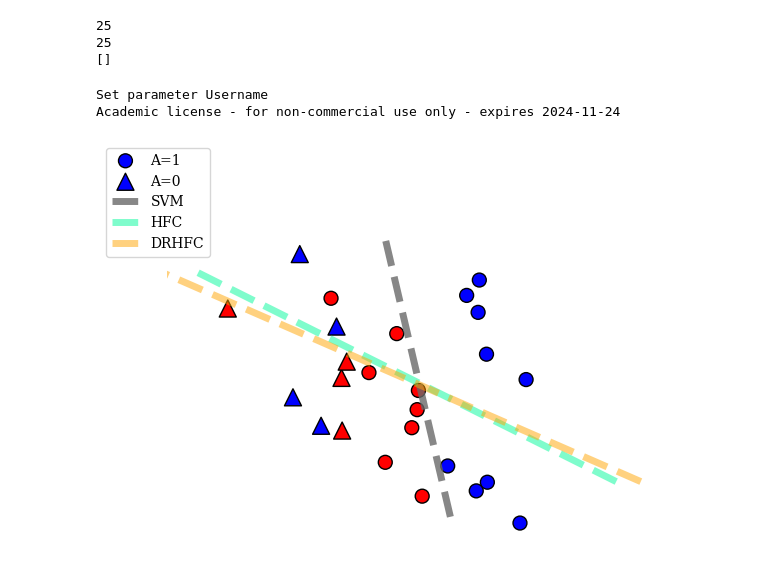
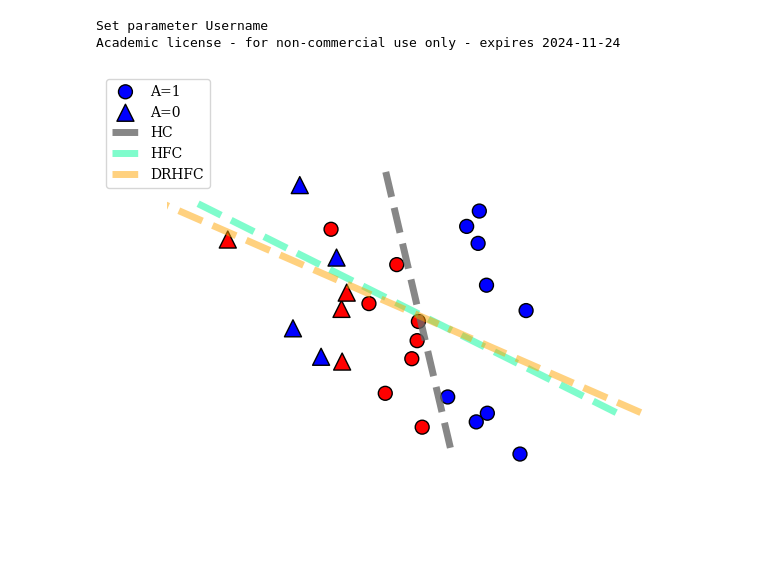
Before and after one commit to yjwangutexas/Wasserstein-Robust-Classification-with-Fairness-Constraints, a Jupyter notebook: Visualization.ipynb, the cells around one changed output. Saved outputs shown, nothing was run; the diff lists cells and outputs as text; code cells hidden in the pictures; blank space fills up the shorter version.

```diff
--- a/Visualization.ipynb
+++ b/Visualization.ipynb
@@ -135,9 +136,8 @@ def generate_synthetic_data_zafar(data_type,n_samples, plot_data=False):
 
     return X, y, x_control
 # %%
-# SEED = 12
 SEED = 43
-seed(SEED)  # set the random seed so that the random permutations can be reproduced again
+seed(SEED)
 np.random.seed(SEED)
 rng = np.random.RandomState(2)
 # LOAD DATASETS
@@ -162,25 +162,11 @@ X_train, a_train, y_train, X_test, a_test, y_test, threshold = stratified_sampli
             n_train_samples=27)
 
 
-print(len(X_train))
-print(len(list(set(X_train[:,0]))))
-# np.unique(X_train)
-
-
-# data=X_train
-# new_array = [tuple(row) for row in data]
-# uniques = np.unique(new_array,axis=0)
-# uniques
 idx_list=[]
 for idx in range(len(X_train)):
     for i in range(idx+1,len(X_train)):
         if np.array_equal(X_train[idx],X_train[i]):
             idx_list.append(i)
-print(idx_list)
 for idx in idx_list:
     X_train,a_train,y_train=np.delete(X_train,idx,0),np.delete(a_train,idx,0),np.delete(y_train,idx,0)
-# %% [output]
-25
-25
-[]
 # %%
@@ -301,12 +236,7 @@ y_plot_max1 = 3
 x_plot_min = -2.5
 x_plot_max = 2
 
-# y_plot_min = -5
-# y_plot_max = 5
-# y_plot_min1 = -3
-# y_plot_max1 = 2
-# x_plot_min = -4
-# x_plot_max = 4
+
 
 from matplotlib import rcParams
 rcParams['font.family'] = 'serif'
@@ -324,53 +254,36 @@ plt.scatter(X_train[a_train == 0, 0], X_train[a_train == 0, 1], cmap=cm_bright,
 rcParams['font.family'] = 'serif'
 rcParams['font.sans-serif'] = ['Times']
 div = max(X_train[:, 0]) / 4 - min(X_train[:, 0])/4
-# boundary_st = -(np.linspace(y_plot_min, y_plot_max, 100) * clf.coef_[1] + clf.intercept_ + np.log(1/threshold - 1)) / ( clf.coef_[0])
-
-# boundary_fst = -(np.linspace(y_plot_min, y_plot_max, 100) * fclf_emp.coef_[1] + fclf_emp.intercept_ + np.log(1/threshold - 1)) / ( fclf_emp.coef_[0])
 
 boundary_csvm = -(np.linspace(y_plot_min, y_plot_max, 100) * csvm.coef_[1] + csvm.intercept_) / ( csvm.coef_[0])
 
 boundary_fsvm = -(np.linspace(y_plot_min1, y_plot_max1, 100) * fsvm.coef_[1] + fsvm.intercept_) / ( fsvm.coef_[0])
 
 boundary_dfsvm = -(np.linspace(y_plot_min1, y_plot_max1, 100) * dfsvm.coef_[1] + dfsvm.intercept_) / ( dfsvm.coef_[0])
 
 boundary_sprob = -(np.linspace(y_plot_min, y_plot_max, 100) * sprob.coef_[1] + sprob.intercept_) / ( sprob.coef_[0])
 
 boundary_fprob = -(np.linspace(y_plot_min, y_plot_max, 100) * fprob.coef_[1] + fprob.intercept_) / ( fprob.coef_[0])
 
 boundary_drfprob = -(np.linspace(y_plot_min, y_plot_max, 100) * drfprob.coef_[1] + drfprob.intercept_) / ( drfprob.coef_[0])
 
 
 
-# plt.plot(boundary_st, np.linspace(y_plot_min, y_plot_max, 100), linestyle='dashed', label='LR',
-#          c=colors['dimgrey'], linewidth=5, alpha=0.8)
 
-# plt.plot(boundary_fst, np.linspace(y_plot_min, y_plot_max, 100), linestyle='dashed', label='SSVM',
-#          c=colors['dimgrey'], linewidth=5, alpha=0.8)
 
-plt.plot(boundary_csvm, np.linspace(y_plot_min, y_plot_max, 100), linestyle='dashed', label='SVM',
+plt.plot(boundary_csvm, np.linspace(y_plot_min, y_plot_max, 100), linestyle='dashed', label='HC',
          c=colors['dimgrey'], linewidth=5, alpha=0.8)
 
 plt.plot(boundary_fsvm, np.linspace(y_plot_min1, y_plot_max1, 100), linestyle='dashed', label='HFC',
          c=colors['mediumspringgreen'], linewidth=5, alpha=0.5)
 plt.plot(boundary_dfsvm, np.linspace(y_plot_min1, y_plot_max1, 100), linestyle='dashed', label='DRHFC',
          c=colors['orange'], linewidth=5, alpha=0.5)
 
-# plt.plot(boundary_sprob, np.linspace(y_plot_min, y_plot_max, 100), linestyle='dashed', label='$\epsilon$-C',
-#          c=colors['saddlebrown'], linewidth=5, alpha=0.8)
-
-# plt.plot(boundary_fprob, np.linspace(y_plot_min, y_plot_max, 100), linestyle='dashed', label='$\epsilon$-FC',
-#          c=colors['magenta'], linewidth=5, alpha=0.5)
-
-# plt.plot(boundary_drfprob, np.linspace(y_plot_min, y_plot_max, 100), linestyle='dashed', label='$\epsilon$-DRFC',
-#          c=colors['purple'], linewidth=5, alpha=0.5)
 
 plt.legend()
 plt.legend(bbox_to_anchor=(0.10, 0.78))
 plt.xlim(-10,15)
 plt.ylim(-5,5.5)
 left, right = plt.ylim()
-# plt.set_title('FairSVM VS SVM')
-# plt.savefig('/Users/wangyijiemacbook/Documents/fairness/figA_hinge_oneside.pdf')
 # %% [output]
-[figure, old version]
+[figure, new version]
```
Also changed, not shown: parts of 4 cells of this notebook, 1 other file.
